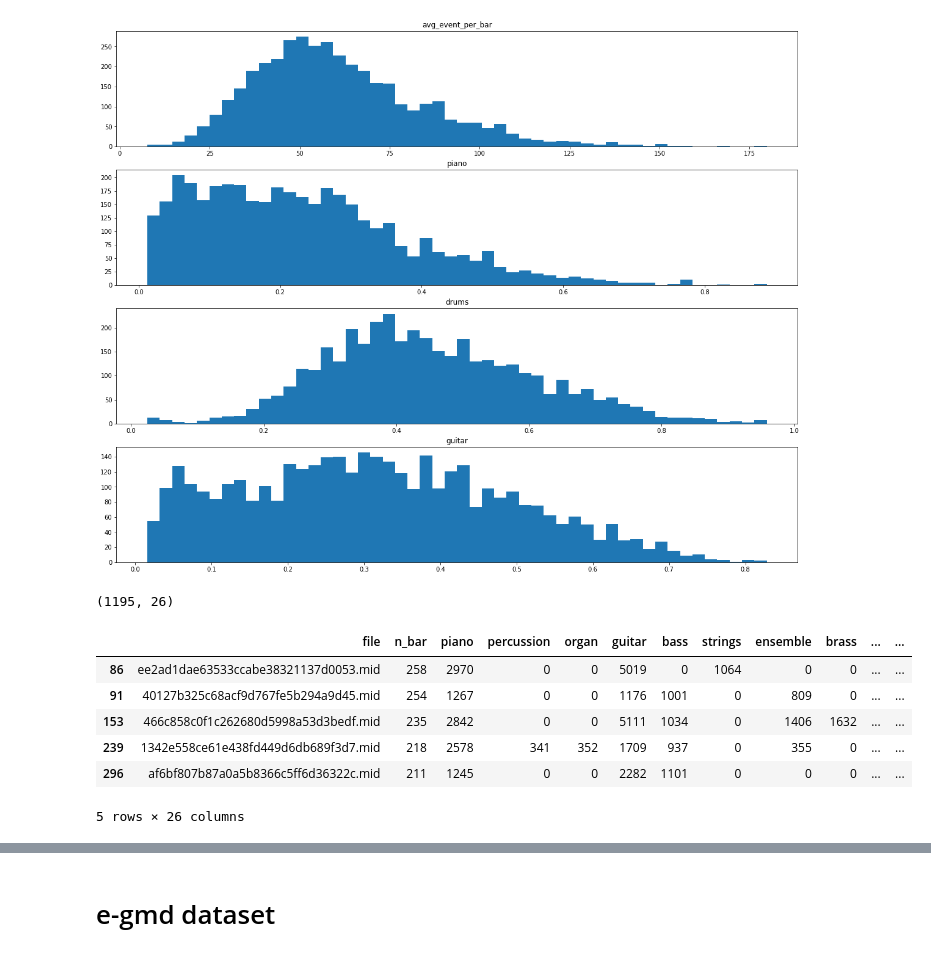
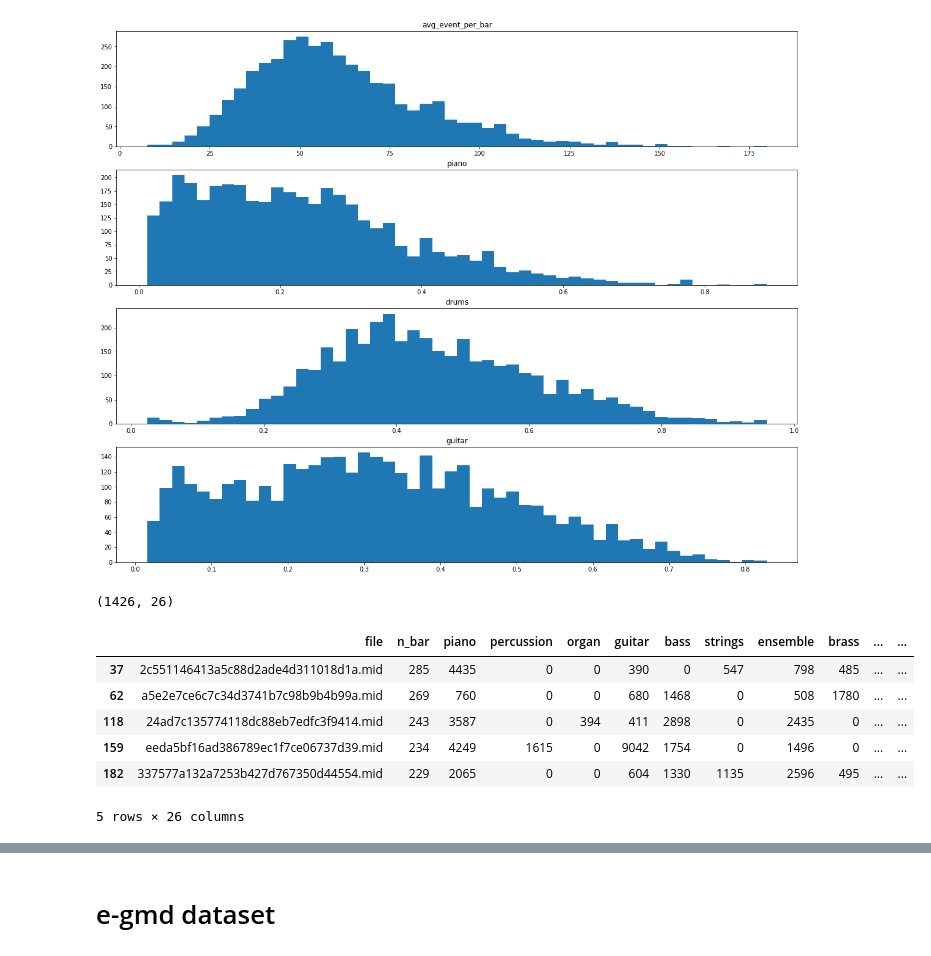
Before and after one commit to s-omranpour/MSG, a Jupyter notebook: data analysis.ipynb, the cells around one changed output, grey strips where cells are left out. Saved outputs shown, nothing was run; the diff lists cells and outputs as text; code cells hidden in the pictures.

```diff
--- a/data analysis.ipynb
+++ b/data analysis.ipynb
@@ -101,7 +113,7 @@ df2.head()
 | 33 | 1a2edb832812beeaab257acf69e2c7f1.mid | 291 | 1830 | 0 | 0 | 11698 | 1779 | 0 | 292 | 0 | ... | ... |
 5 rows × 26 columns
 # %%
-df3 = df2[df2['genre'] != '']
+df3 = df2[df2['genre'] != '-']
 print(df3.shape)
 # %% [output]
 (3908, 26)
@@ -123,16 +135,20 @@ plt.show()
 # %% [output]
 [figure]
 # %%
-df4 = df3[(df3.piano_frac > 0.2) & (df3.guitar_frac > 0.2) & (df3.drums_frac > 0.2)]
+df4 = df3[df3.drums_frac > 0.2]
+df4 = df4[~df4.genre.isin([
+    'Avant_Garde', 'Blues', 'Children', 'Classical', 'Stage ',
+    'New Age', 'Reggae', 'Comedy_Spoken', 'Pop_Rock',
+])]
 # df3 = df3[['file', 'n_bar', 'piano', 'guitar', 'drums']]
 print(df4.shape)
 df4.head()
 # %% [output]
-(1195, 26)
+(1426, 26)
 |  | file | n_bar | piano | percussion | organ | guitar | bass | strings | ensemble | brass | ... | ... |
-| 86 | ee2ad1dae63533ccabe38321137d0053.mid | 258 | 2970 | 0 | 0 | 5019 | 0 | 1064 | 0 | 0 | ... | ... |
-| 91 | 40127b325c68acf9d767fe5b294a9d45.mid | 254 | 1267 | 0 | 0 | 1176 | 1001 | 0 | 809 | 0 | ... | ... |
-| 153 | 466c858c0f1c262680d5998a53d3bedf.mid | 235 | 2842 | 0 | 0 | 5111 | 1034 | 0 | 1406 | 1632 | ... | ... |
-| 239 | 1342e558ce61e438fd449d6db689f3d7.mid | 218 | 2578 | 341 | 352 | 1709 | 937 | 0 | 355 | 0 | ... | ... |
-| 296 | af6bf807b87a0a5b8366c5ff6d36322c.mid | 211 | 1245 | 0 | 0 | 2282 | 1101 | 0 | 0 | 0 | ... | ... |
+| 37 | 2c551146413a5c88d2ade4d311018d1a.mid | 285 | 4435 | 0 | 0 | 390 | 0 | 547 | 798 | 485 | ... | ... |
+| 62 | a5e2e7ce6c7c34d3741b7c98b9b4b99a.mid | 269 | 760 | 0 | 0 | 680 | 1468 | 0 | 508 | 1780 | ... | ... |
+| 118 | 24ad7c135774118dc88eb7edfc3f9414.mid | 243 | 3587 | 0 | 394 | 411 | 2898 | 0 | 2435 | 0 | ... | ... |
+| 159 | eeda5bf16ad386789ec1f7ce06737d39.mid | 234 | 4249 | 1615 | 0 | 9042 | 1754 | 0 | 1496 | 0 | ... | ... |
+| 182 | 337577a132a7253b427d767350d44554.mid | 229 | 2065 | 0 | 0 | 604 | 1330 | 1135 | 2596 | 495 | ... | ... |
 5 rows × 26 columns
```
Also changed, not shown: parts of 4 cells of this notebook, 2 other files.
